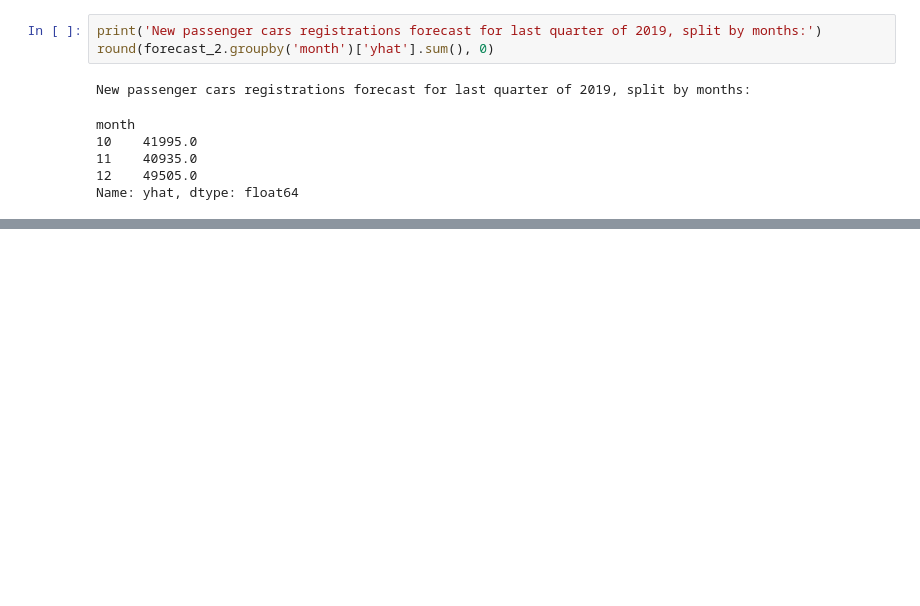
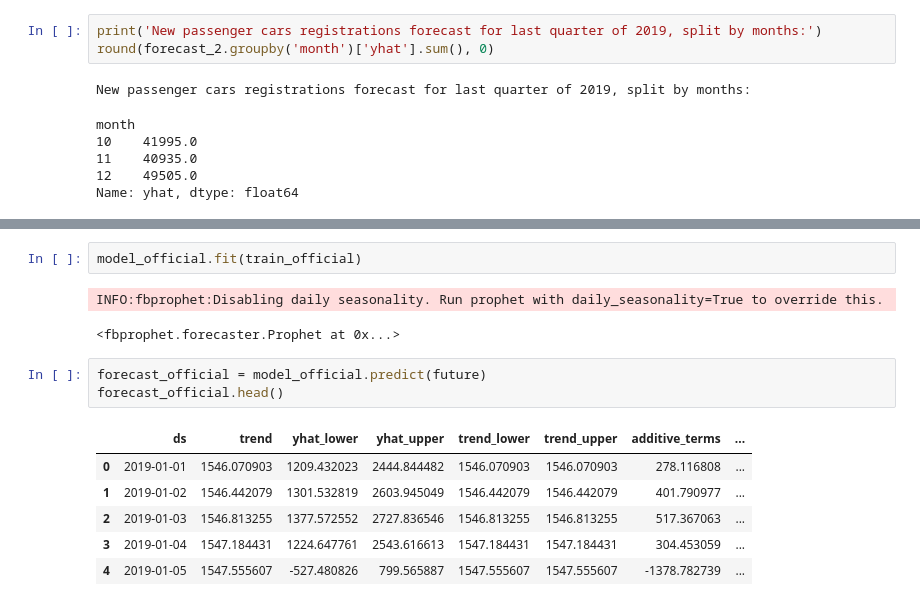
Before and after one commit to pszysz/Daily_registrations, a Jupyter notebook: Daily_regs.ipynb, the cells around one changed output, grey strips where cells are left out. Cells and saved outputs as stored; diff of their text form; blank space fills up the shorter version.

```diff
--- a/Daily_regs.ipynb
+++ b/Daily_regs.ipynb
@@ -173,0 +226,15 @@ Name: yhat, dtype: float64
+# %%
+model_official.fit(train_official)
+# %% [output]
+INFO:fbprophet:Disabling daily seasonality. Run prophet with daily_seasonality=True to override this.
+<fbprophet.forecaster.Prophet at 0x...>
+# %%
+forecast_official = model_official.predict(future)
+forecast_official.head()
+# %% [output]
+|  | ds | trend | yhat_lower | yhat_upper | trend_lower | trend_upper | additive_terms | ... |
+| 0 | 2019-01-01 | 1546.070903 | 1209.432023 | 2444.844482 | 1546.070903 | 1546.070903 | 278.116808 | ... |
+| 1 | 2019-01-02 | 1546.442079 | 1301.532819 | 2603.945049 | 1546.442079 | 1546.442079 | 401.790977 | ... |
+| 2 | 2019-01-03 | 1546.813255 | 1377.572552 | 2727.836546 | 1546.813255 | 1546.813255 | 517.367063 | ... |
+| 3 | 2019-01-04 | 1547.184431 | 1224.647761 | 2543.616613 | 1547.184431 | 1547.184431 | 304.453059 | ... |
+| 4 | 2019-01-05 | 1547.555607 | -527.480826 | 799.565887 | 1547.555607 | 1547.555607 | -1378.782739 | ... |
```
Also changed, not shown: parts of 14 cells of this notebook.
